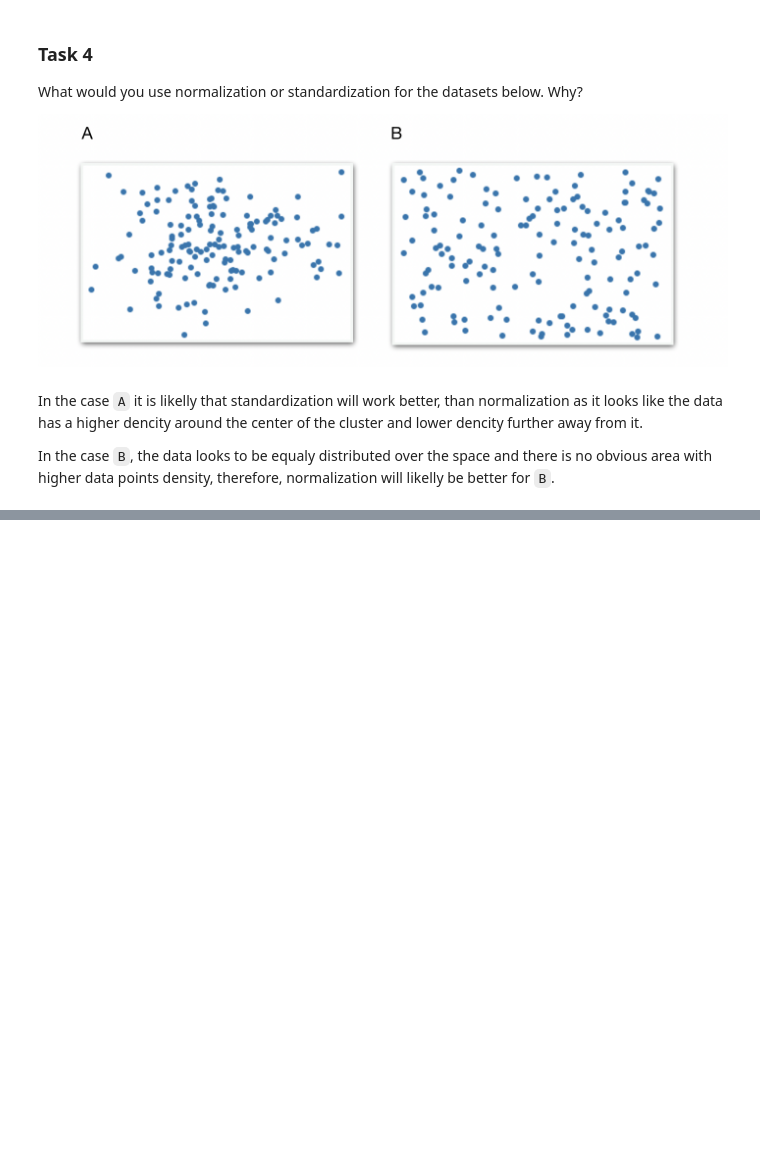
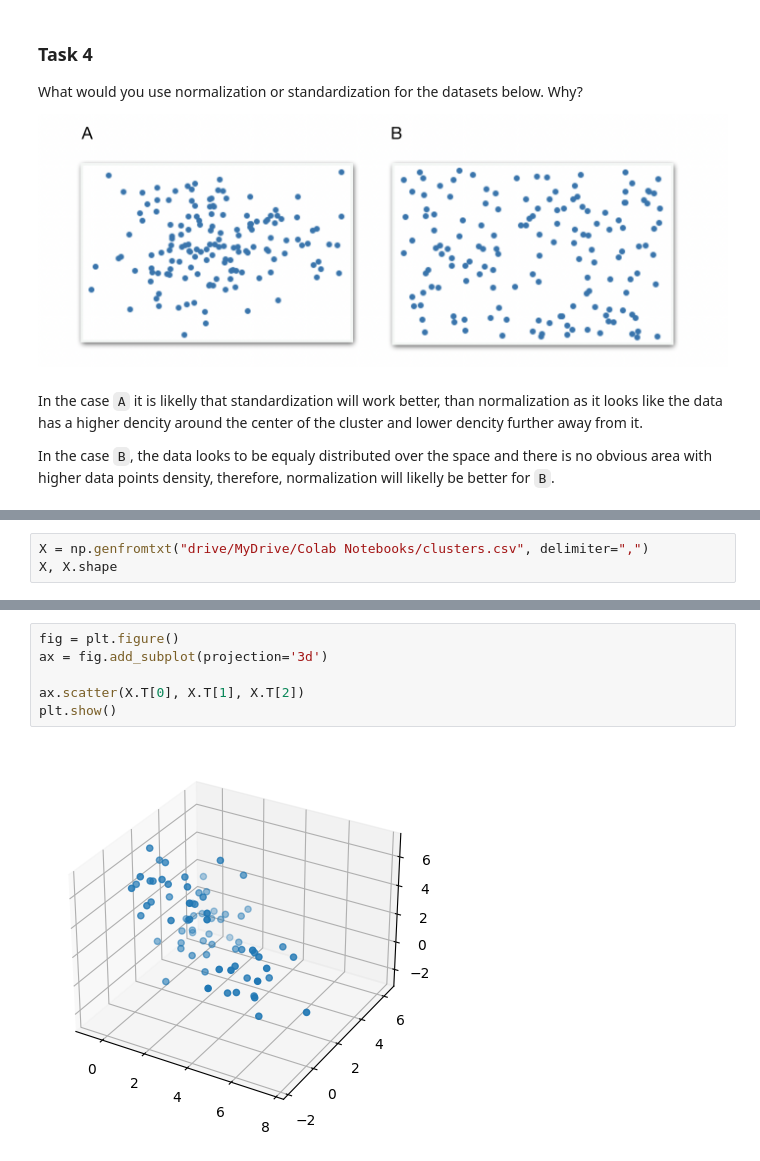
Before and after one commit to ospikovets/linear-algebra-projector, a Jupyter notebook: Pikovets_HW_2_Linear_Algebra.ipynb, the cells around one changed output, grey strips where cells are left out. Saved outputs shown, nothing was run; the diff lists cells and outputs as text; blank space fills up the shorter version.

Commit message:
Створено за допомогою Colab

```diff
--- a/Pikovets_HW_2_Linear_Algebra.ipynb
+++ b/Pikovets_HW_2_Linear_Algebra.ipynb
@@ -320,0 +322,3 @@ In the case `B`, the data looks to be equaly distributed over the space and ther
+# %%
+X = np.genfromtxt("drive/MyDrive/Colab Notebooks/clusters.csv", delimiter=",")
+X, X.shape
@@ -320,0 +343,8 @@ In the case `B`, the data looks to be equaly distributed over the space and ther
+# %%
+fig = plt.figure()
+ax = fig.add_subplot(projection='3d')
+
+ax.scatter(X.T[0], X.T[1], X.T[2])
+plt.show()
+# %% [output]
+[figure, added]
```
Also changed, not shown: parts of 7 cells of this notebook.
